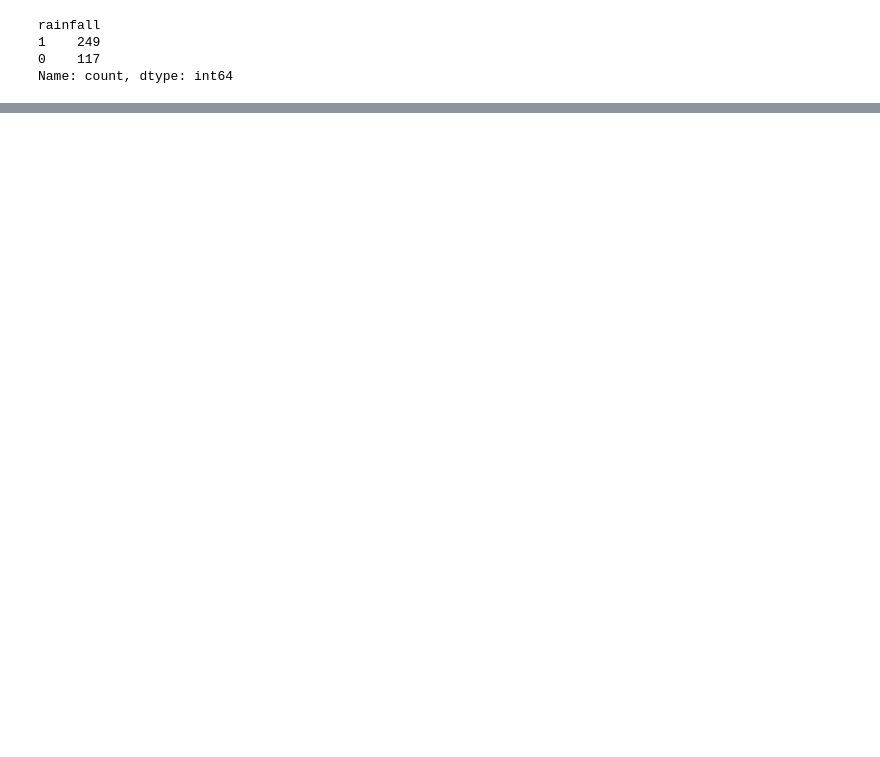
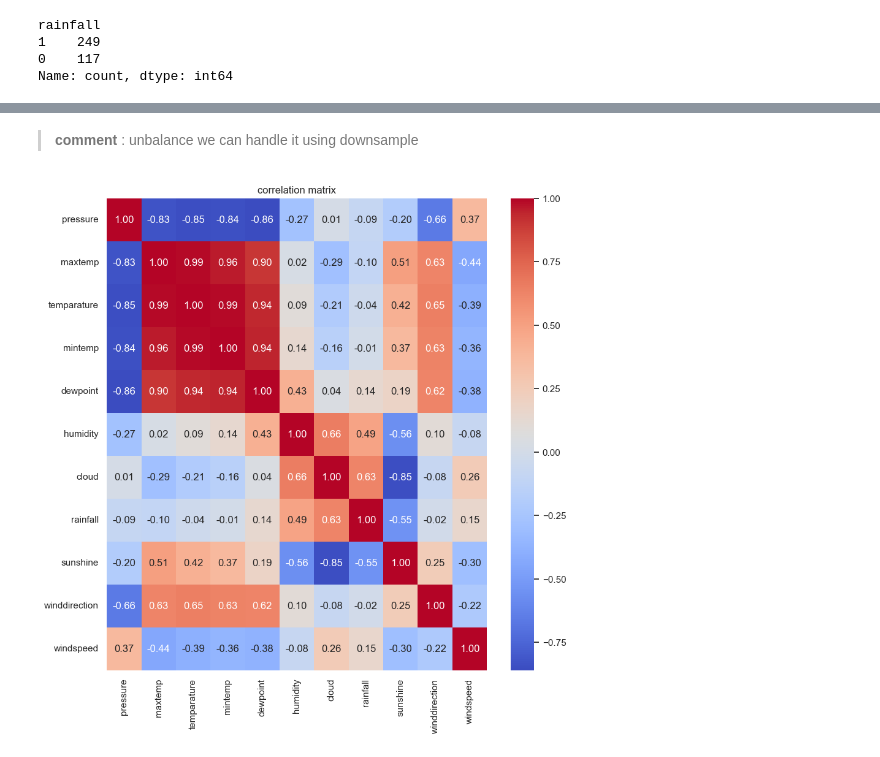
Before and after one commit to Yousef-koura/Machine-Learning-Projects, a Jupyter notebook: Project_006_Rainfall_prediction/model.ipynb, the cells around one changed output, grey strips where cells are left out. Cells and saved outputs as stored; diff of their text form; code cells hidden in the pictures; blank space fills up the shorter version.

```diff
--- a/Project_006_Rainfall_prediction/model.ipynb
+++ b/Project_006_Rainfall_prediction/model.ipynb
@@ -106,0 +134,10 @@ Name: count, dtype: int64
+# %% [markdown]
+> **comment** : unbalance we can handle it using downsample
+# %%
+#correlation matrix
+plt.figure(figsize=(10,10))
+sns.heatmap(data.corr(), annot=True, cmap="coolwarm",fmt=".2f")
+plt.title("correlation matrix")
+plt.show()
+# %% [output]
+[figure, added]
```
Also changed, not shown: parts of 24 cells of this notebook.
